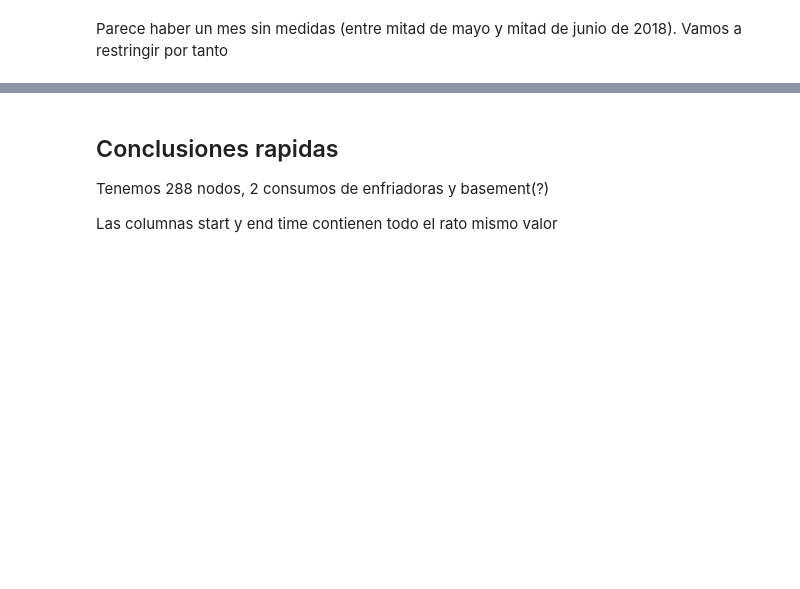
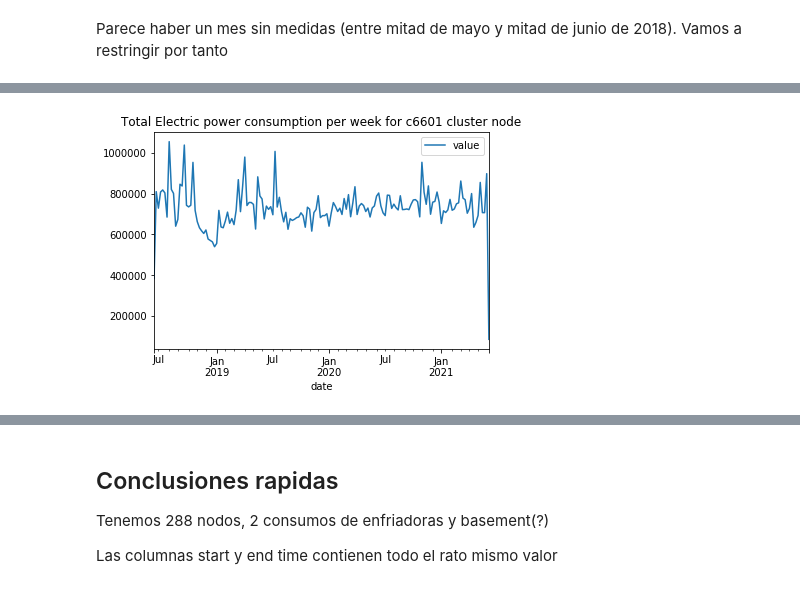
Before and after one commit to lmc00/TS-Forecasting, a Jupyter notebook: src/eDA_and_ETL.ipynb, the cells around one changed output, grey strips where cells are left out. Saved outputs shown, nothing was run; the diff lists cells and outputs as text; code cells hidden in the pictures; blank space fills up the shorter version.

```diff
--- a/src/eDA_and_ETL.ipynb
+++ b/src/eDA_and_ETL.ipynb
@@ -239,0 +312,6 @@ power_c6601_df_subset
+# %%
+power_c6601_df_weekly_sum.plot()
+plt.title("Total Electric power consumption per week for c6601 cluster node")
+plt.show()
+# %% [output]
+[figure, added]
```
Also changed, not shown: parts of 25 cells of this notebook, 2 other files.
